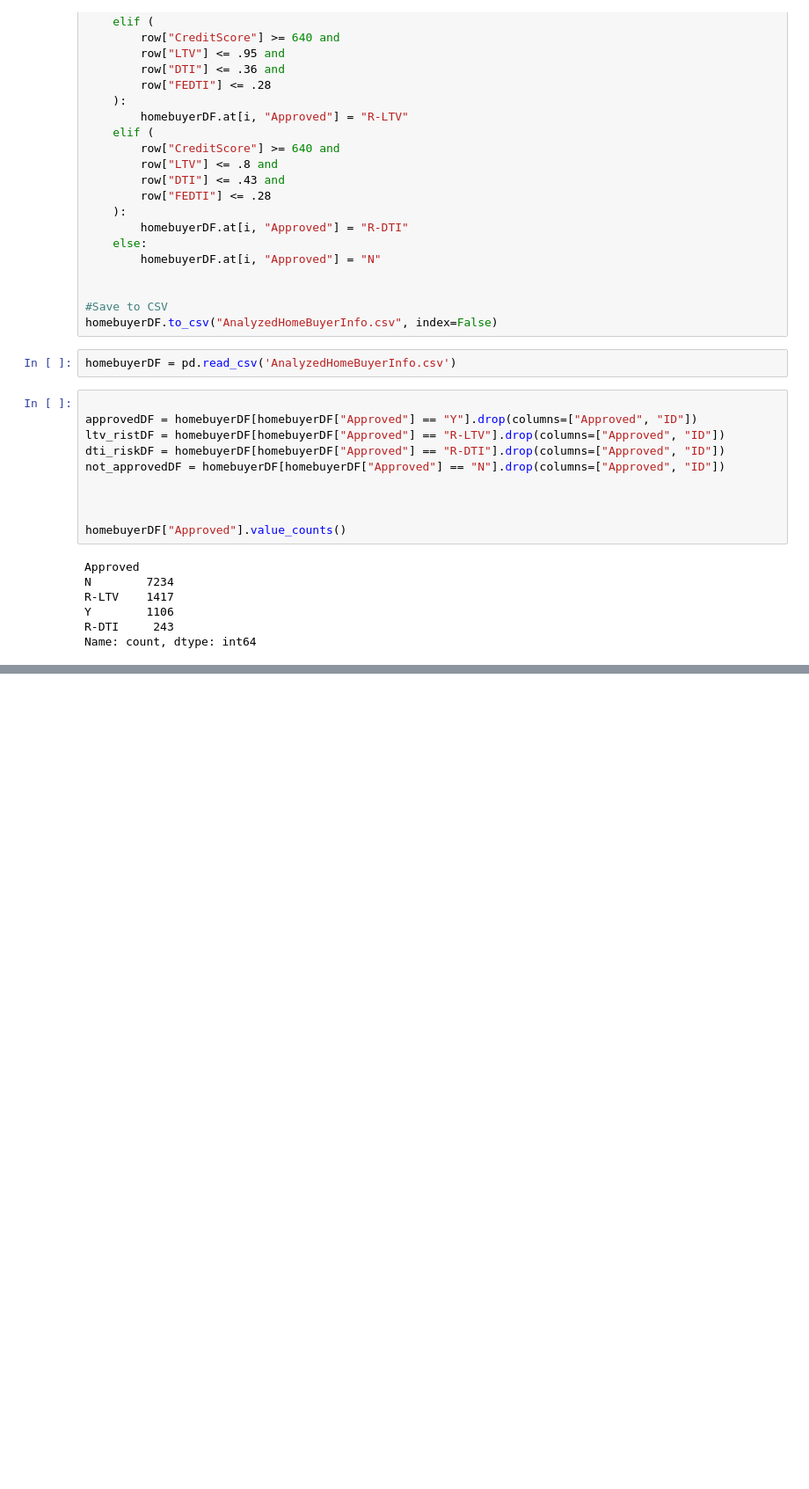
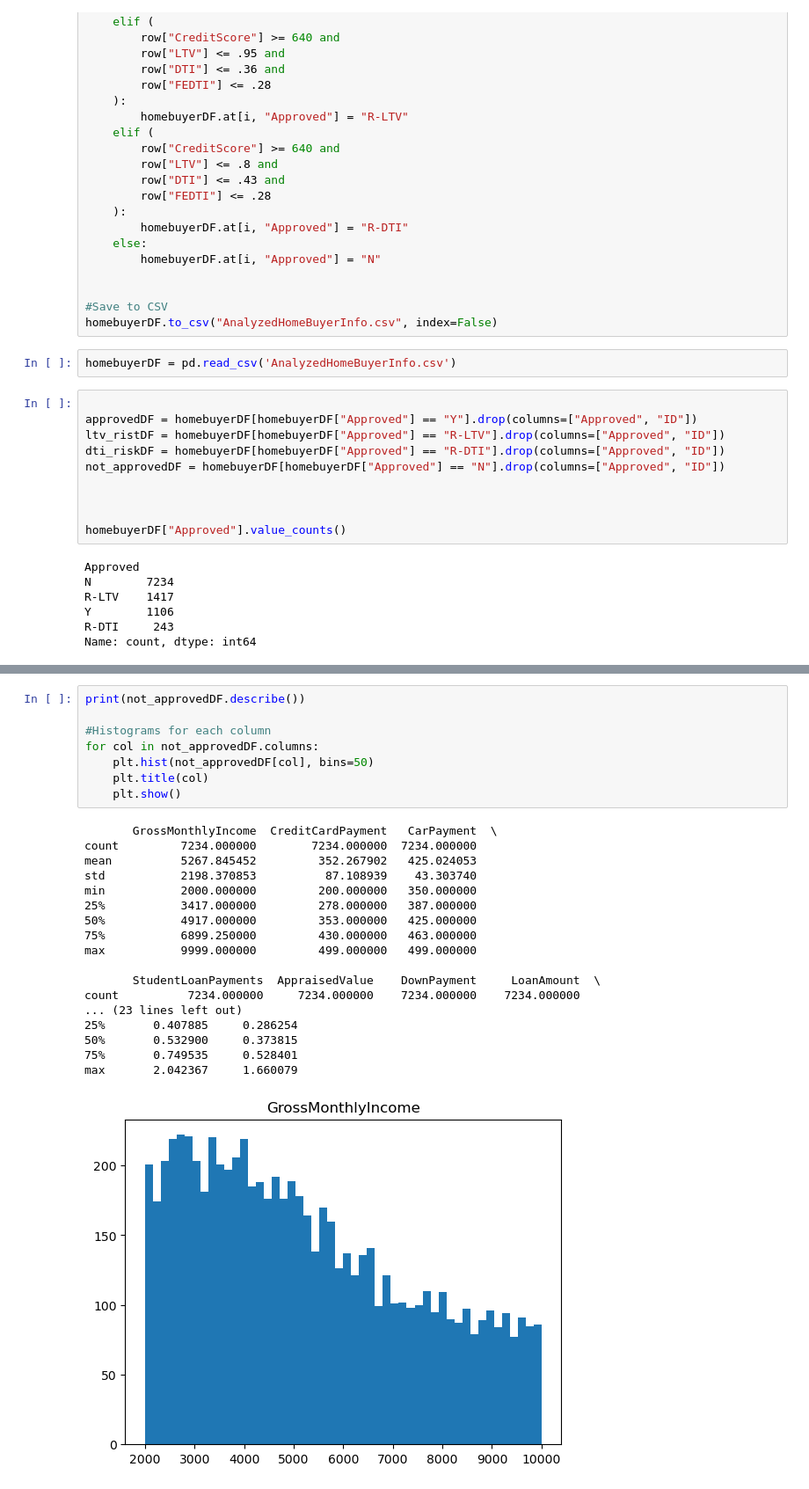
Before and after one commit to bellh14/HackUTD2023, a Jupyter notebook: DataAnalytics.ipynb, the cells around one changed output, grey strips where cells are left out. Shown at 88% size. Saved outputs shown, nothing was run; the diff lists cells and outputs as text; blank space fills up the shorter version.

```diff
--- a/DataAnalytics.ipynb
+++ b/DataAnalytics.ipynb
@@ -126,0 +101,27 @@ dti_riskDF.describe()
+# %%
+print(not_approvedDF.describe())
+
+#Histograms for each column
+for col in not_approvedDF.columns:
+    plt.hist(not_approvedDF[col], bins=50)
+    plt.title(col)
+    plt.show()
+# %% [output]
+       GrossMonthlyIncome  CreditCardPayment   CarPayment  \
+count         7234.000000        7234.000000  7234.000000
+mean          5267.845452         352.267902   425.024053
+std           2198.370853          87.108939    43.303740
+min           2000.000000         200.000000   350.000000
+25%           3417.000000         278.000000   387.000000
+50%           4917.000000         353.000000   425.000000
+75%           6899.250000         430.000000   463.000000
+max           9999.000000         499.000000   499.000000
+
+       StudentLoanPayments  AppraisedValue    DownPayment     LoanAmount  \
+count          7234.000000     7234.000000    7234.000000    7234.000000
+... (23 lines left out)
+25%       0.407885     0.286254
+50%       0.532900     0.373815
+75%       0.749535     0.528401
+max       2.042367     1.660079
+[figure, added]
```
Also changed, not shown: parts of 9 cells of this notebook.
